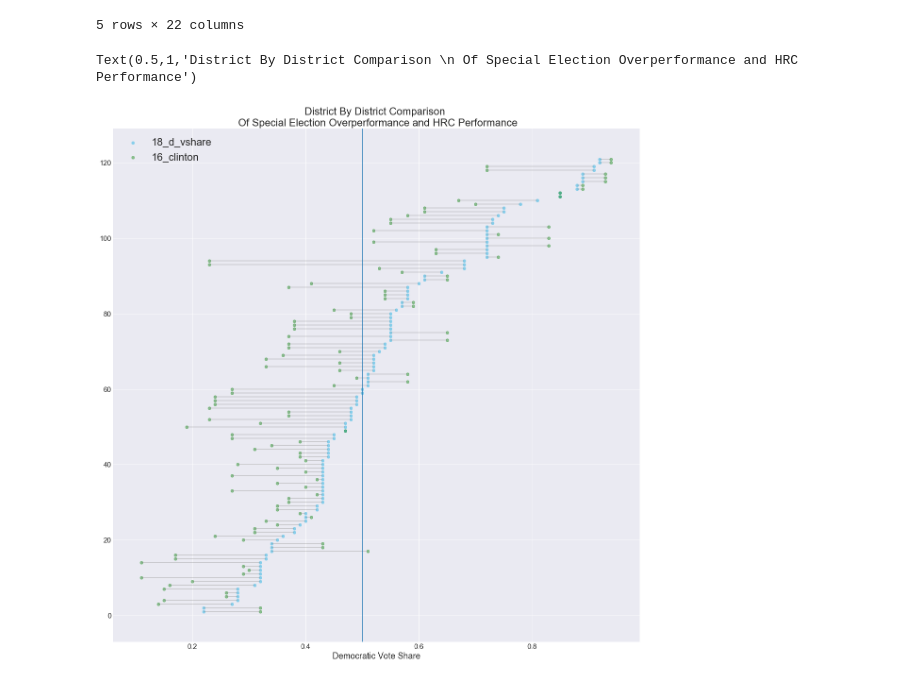
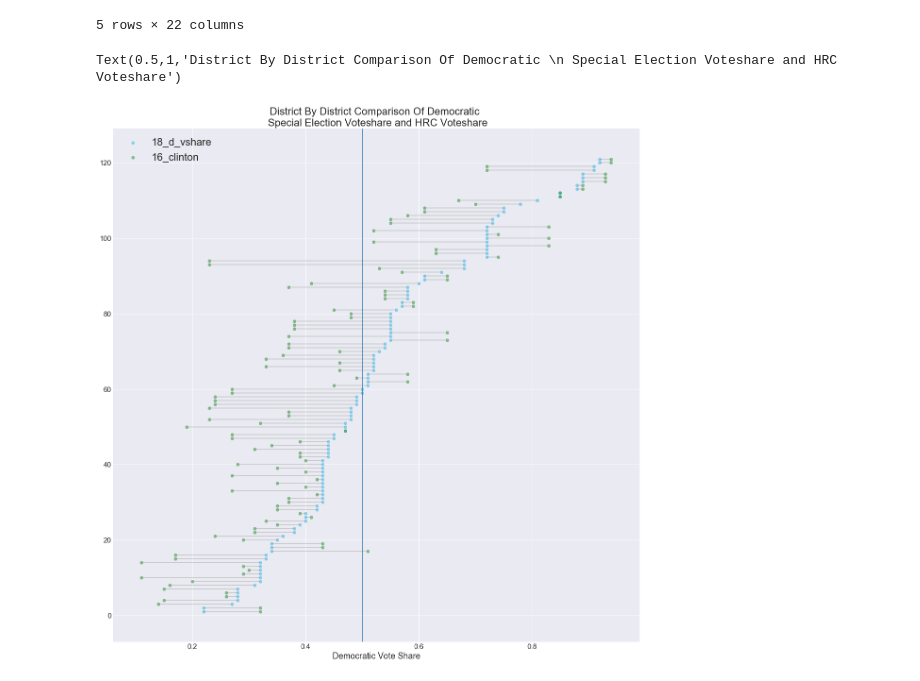
Before and after one commit to itlyons/Side_Projects, a Jupyter notebook: special_elections/dailykos_data.ipynb, the cells around one changed output. Drawn from its saved outputs; the diff is of its cells as text; code cells hidden in the pictures.

```diff
--- a/special_elections/dailykos_data.ipynb
+++ b/special_elections/dailykos_data.ipynb
@@ -244,18 +244,18 @@ df_test.sort_values(by='18_d_vshare', inplace=True)
 # %%
 my_range=range(1,len(df_test.index)+1)
 # I need to figure out how to label each point.
 
 plt.hlines(y=my_range, xmin=df_test['18_d_vshare'], xmax=df_test['16_clinton'], color='grey', alpha=0.4)
 ax = plt.scatter(df_test['18_d_vshare'], my_range, color='skyblue', alpha=1, label='18_d_vshare')
 plt.scatter(df_test['16_clinton'], my_range, color='green', alpha=0.4 , label='16_clinton')
 plt.legend(fontsize=22)
 
 plt.axvline(x=0.5)
 fig = matplotlib.pyplot.gcf()
 fig.set_size_inches(20, 20)
 plt.xlabel("Democratic Vote Share")
-plt.title("District By District Comparison \n Of Special Election Overperformance and HRC Performance",
+plt.title("District By District Comparison Of Democratic \n Special Election Voteshare and HRC Voteshare",
           fontsize=22)
 # %% [output]
-Text(0.5,1,'District By District Comparison \n Of Special Election Overperformance and HRC Performance')
+Text(0.5,1,'District By District Comparison Of Democratic \n Special Election Voteshare and HRC Voteshare')
-[figure, old version]
+[figure, new version]
```
Also changed, not shown: parts of 1 cell of this notebook.
